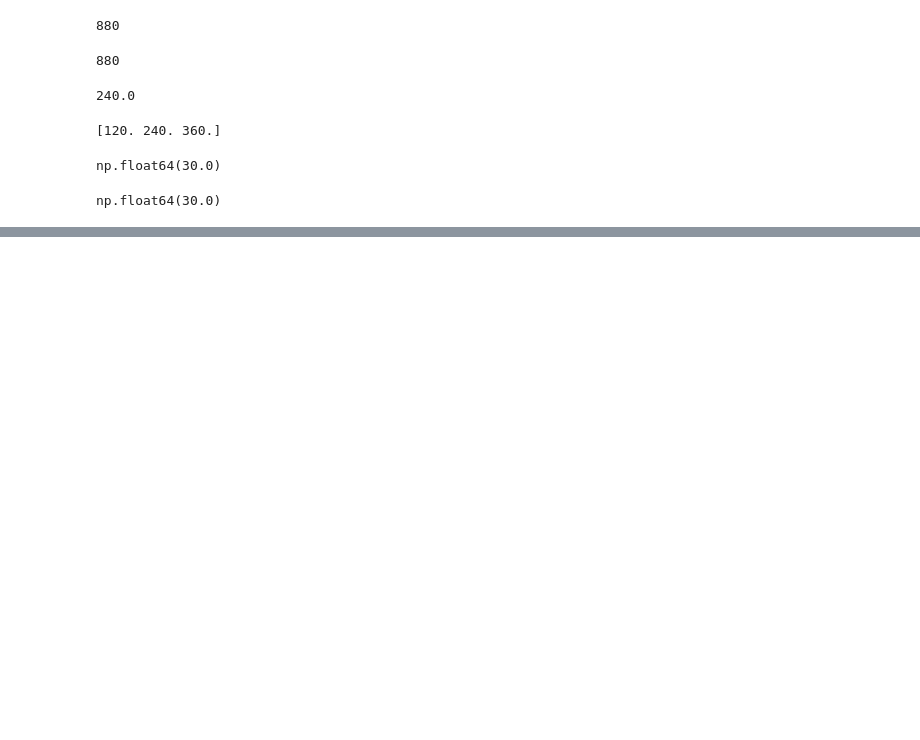
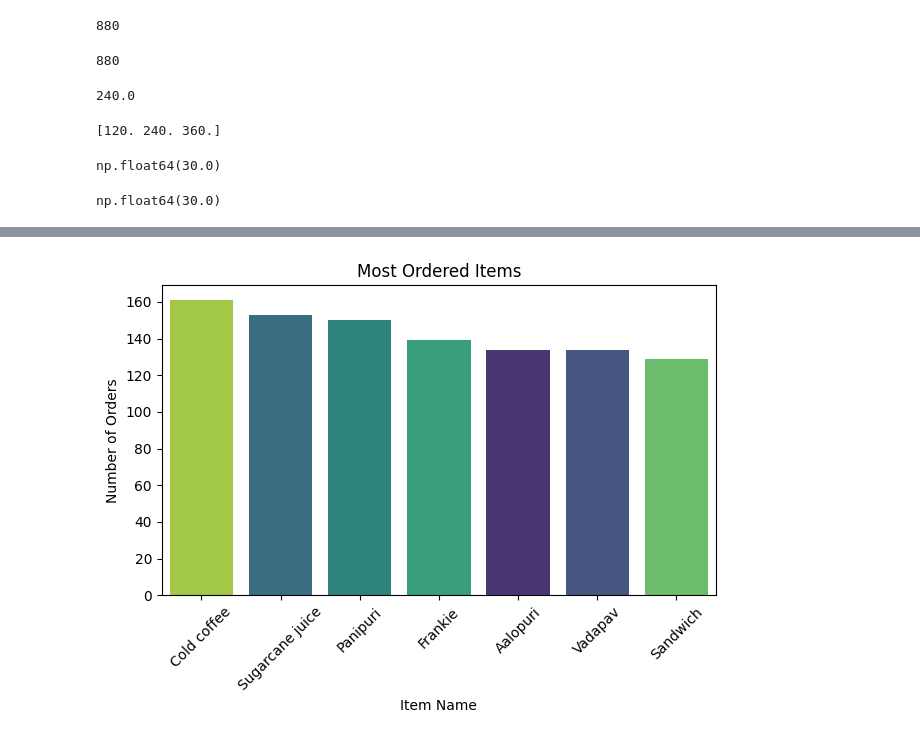
Before and after one commit to Sabahat-Tufail/EDA, a Jupyter notebook: EDA_chap1_python_cookbook.ipynb, the cells around one changed output, grey strips where cells are left out. Cells and saved outputs as stored; diff of their text form; code cells hidden in the pictures; blank space fills up the shorter version.

```diff
--- a/EDA_chap1_python_cookbook.ipynb
+++ b/EDA_chap1_python_cookbook.ipynb
@@ -161,0 +184,10 @@ np.float64(30.0)
+# %%
+sns.countplot(data=df, x='item_name', order=df['item_name'].value_counts().index, hue='item_name', palette='viridis', legend=False)
+plt.title('Most Ordered Items')
+plt.xlabel('Item Name')
+plt.ylabel('Number of Orders')
+plt.xticks(rotation=45)
+plt.tight_layout()
+plt.show()
+# %% [output]
+[figure, added]
```
Also changed, not shown: parts of 13 cells of this notebook.
